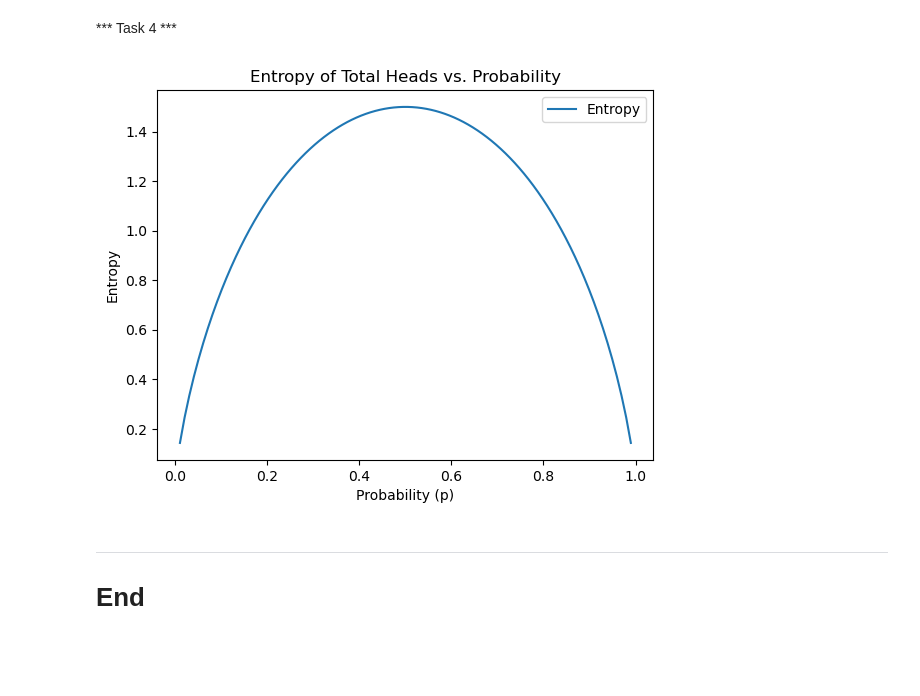
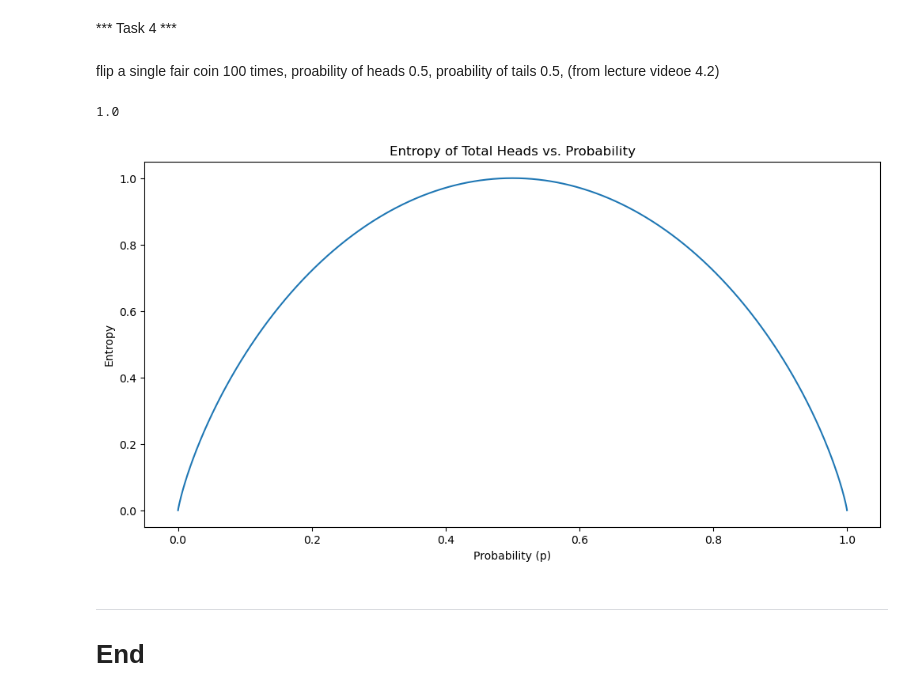
Before and after one commit to dectan/FUNDAMENTALS-OF-DATA-ANALYSIS, a Jupyter notebook: tasks.ipynb, the cells around one changed output. Saved outputs shown, nothing was run; the diff lists cells and outputs as text; code cells hidden in the pictures; blank space fills up the shorter version.

```diff
--- a/tasks.ipynb
+++ b/tasks.ipynb
@@ -115,18 +115,5 @@ https://en.wikipedia.org/wiki/Categorical_distribution. This describes the possi
 7. body_mass_g, normal distribution
 # %% [markdown]
 *** Task 4 ***
-# %%
-# range of p values
-pvalues = np.linspace(0,1,100)
-
-entropy_values = []
-
-for p in pvalues:
-
-    p0 = (1 - p) ** 2
-    p1 = 2 * p * (1 - p)
-    p2 = p ** 2
-
-    # Entropy calculation
-    entropy = -(p0 * np.log2(p0) + p1 * np.log2(p1) + p2 * np.log2(p2))
-    entropy_values.append(entropy)
+# %% [markdown]
+flip a single fair coin 100 times, proability of heads 0.5, proability of tails 0.5, (from lecture videoe 4.2)
@@ -133,12 +122,21 @@ for p in pvalues:
+# %%
+def H(p):
+    return -(1-p) * np.log2(1.0 - p)- p *np.log2(p)
+# %%
+H(0.5)
+# %% [output]
+1.0
 # %%
-plt.plot(pvalues, entropy_values, label="Entropy")
+fig, ax = plt.subplots(figsize=(12, 6),label = "Entropy")
+
+p = np.linspace(0.00000001,0.9999999,10001)
+
 plt.xlabel("Probability (p)")
 plt.ylabel("Entropy")
 plt.title("Entropy of Total Heads vs. Probability")
-plt.legend()
-plt.show()
+ax.plot(p,H(p));
 # %% [output]
-[figure, old version]
+[figure, new version]
 # %% [markdown]
 ***
 # End
```
Also changed, not shown: parts of 1 cell of this notebook, 1 other file.
